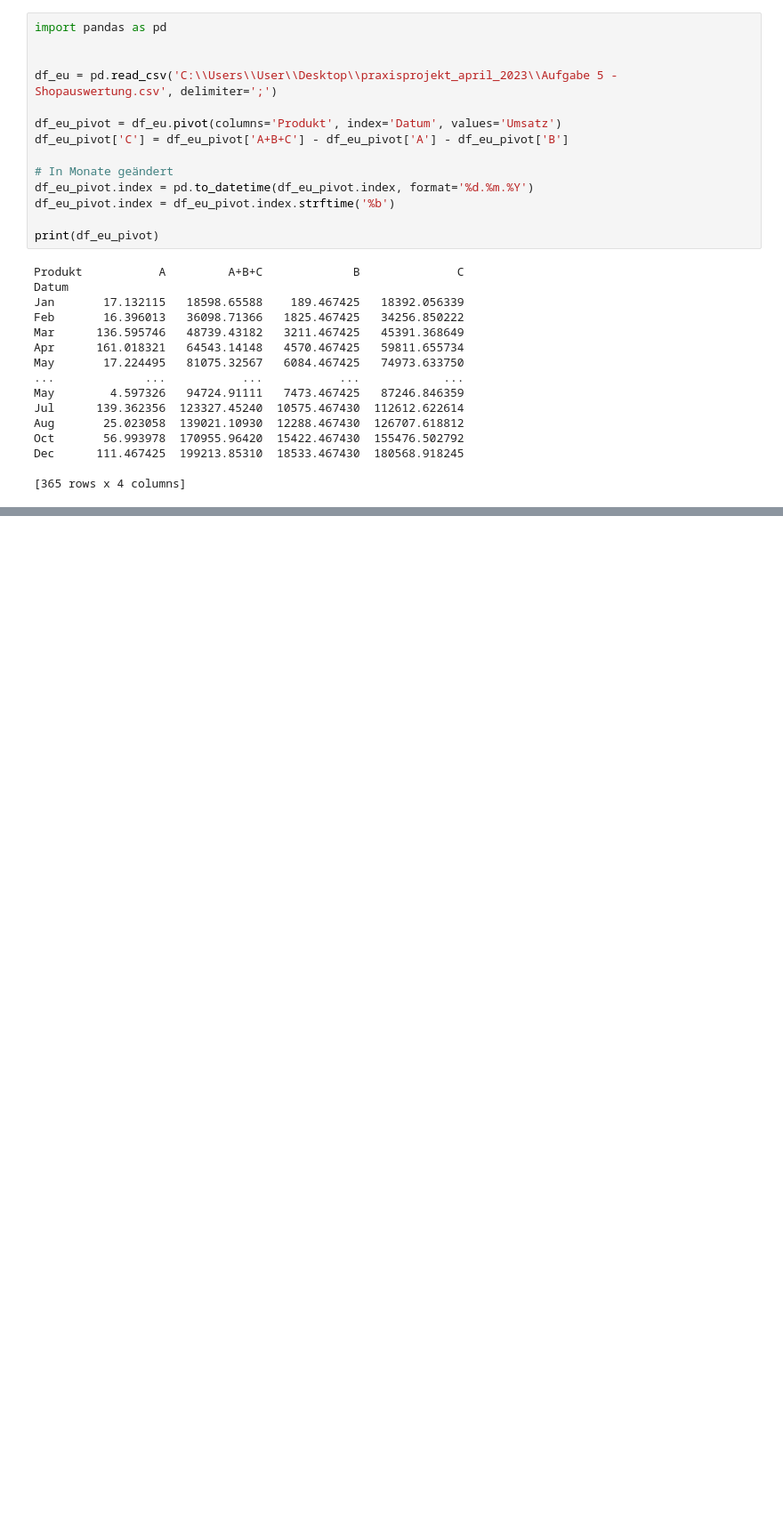
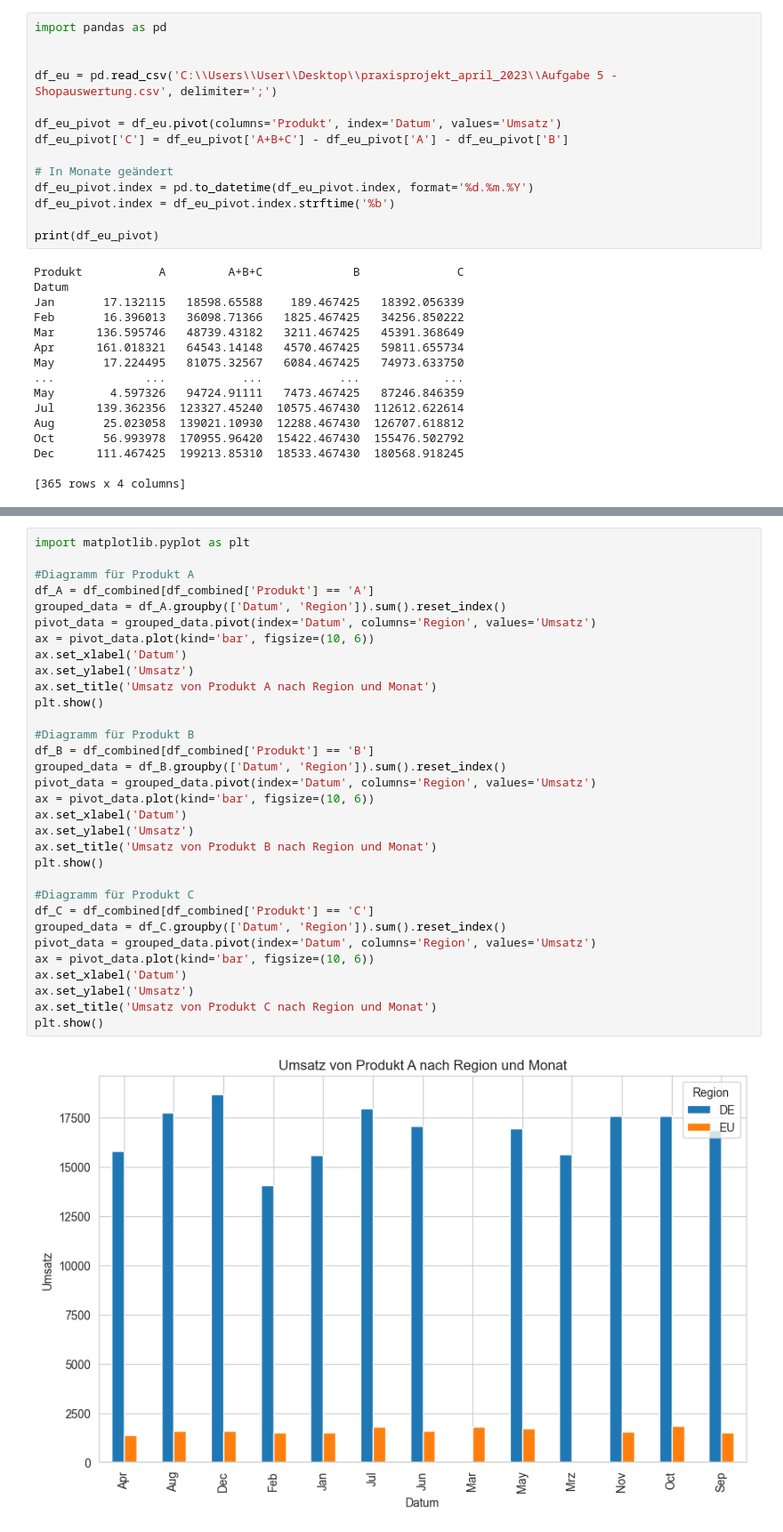
Before and after one commit to DataCraftAnca/Shop-Analyse, a Jupyter notebook: Shopauswertung_alle.ipynb, the cells around one changed output, grey strips where cells are left out. Shown at 89% size. Drawn from its saved outputs; the diff is of its cells as text; blank space fills up the shorter version.

```diff
--- a/Shopauswertung_alle.ipynb
+++ b/Shopauswertung_alle.ipynb
@@ -177,0 +293,34 @@ df_eu_pivot
+# %%
+import matplotlib.pyplot as plt
+
+#Diagramm für Produkt A
+df_A = df_combined[df_combined['Produkt'] == 'A']
+grouped_data = df_A.groupby(['Datum', 'Region']).sum().reset_index()
+pivot_data = grouped_data.pivot(index='Datum', columns='Region', values='Umsatz')
+ax = pivot_data.plot(kind='bar', figsize=(10, 6))
+ax.set_xlabel('Datum')
+ax.set_ylabel('Umsatz')
+ax.set_title('Umsatz von Produkt A nach Region und Monat')
+plt.show()
+
+#Diagramm für Produkt B
+df_B = df_combined[df_combined['Produkt'] == 'B']
+grouped_data = df_B.groupby(['Datum', 'Region']).sum().reset_index()
+pivot_data = grouped_data.pivot(index='Datum', columns='Region', values='Umsatz')
+ax = pivot_data.plot(kind='bar', figsize=(10, 6))
+ax.set_xlabel('Datum')
+ax.set_ylabel('Umsatz')
+ax.set_title('Umsatz von Produkt B nach Region und Monat')
+plt.show()
+
+#Diagramm für Produkt C
+df_C = df_combined[df_combined['Produkt'] == 'C']
+grouped_data = df_C.groupby(['Datum', 'Region']).sum().reset_index()
+pivot_data = grouped_data.pivot(index='Datum', columns='Region', values='Umsatz')
+ax = pivot_data.plot(kind='bar', figsize=(10, 6))
+ax.set_xlabel('Datum')
+ax.set_ylabel('Umsatz')
+ax.set_title('Umsatz von Produkt C nach Region und Monat')
+plt.show()
+# %% [output]
+[figure, added]
```
Also changed, not shown: parts of 14 cells of this notebook.
